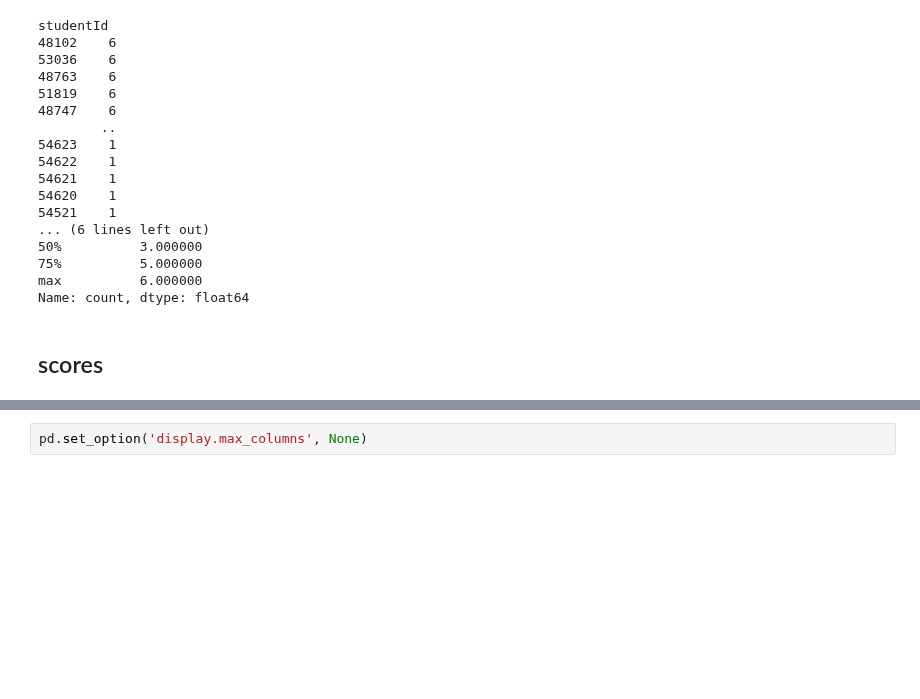
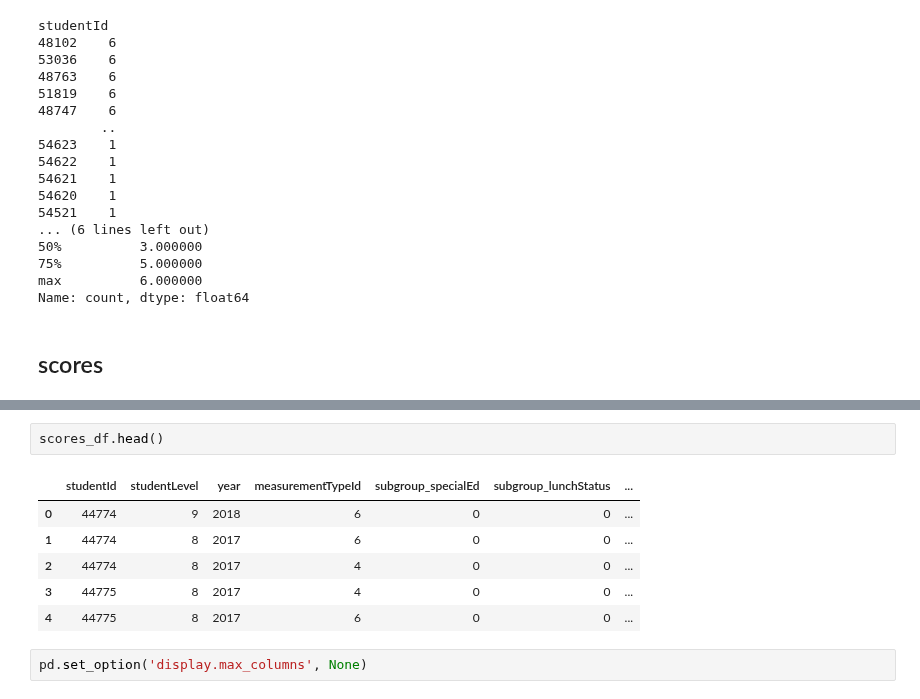
Before and after one commit to level-data-1a/predicting-proficiency, a Jupyter notebook: allison-explore.ipynb, the cells around one changed output, grey strips where cells are left out. Saved outputs shown, nothing was run; the diff lists cells and outputs as text; blank space fills up the shorter version.

```diff
--- a/allison-explore.ipynb
+++ b/allison-explore.ipynb
@@ -299,3 +297,12 @@ Name: count, dtype: float64
+# %%
+scores_df.head()
+# %% [output]
+|  | studentId | studentLevel | year | measurementTypeId | subgroup_specialEd | subgroup_lunchStatus | ... |
+| 0 | 44774 | 9 | 2018 | 6 | 0 | 0 | ... |
+| 1 | 44774 | 8 | 2017 | 6 | 0 | 0 | ... |
+| 2 | 44774 | 8 | 2017 | 4 | 0 | 0 | ... |
+| 3 | 44775 | 8 | 2017 | 4 | 0 | 0 | ... |
+| 4 | 44775 | 8 | 2017 | 6 | 0 | 0 | ... |
 # %%
 pd.set_option('display.max_columns', None)
 # %%
```
Also changed, not shown: parts of 21 cells of this notebook, 2 other files.
